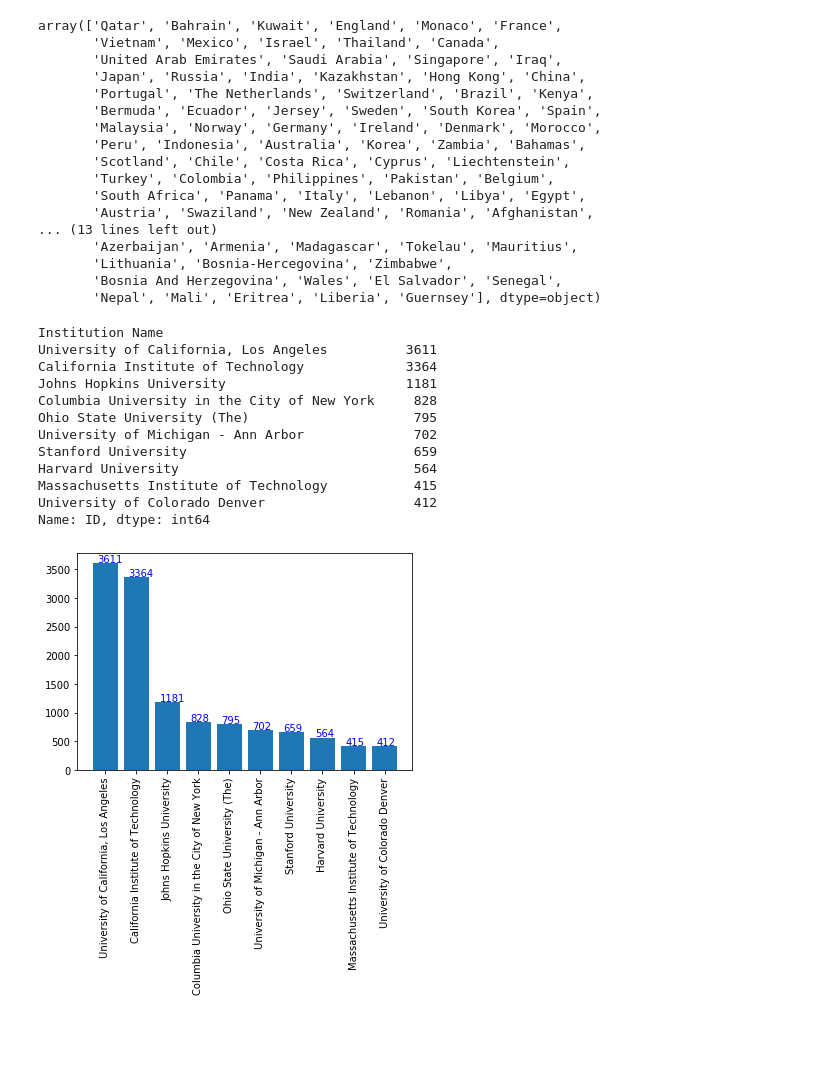
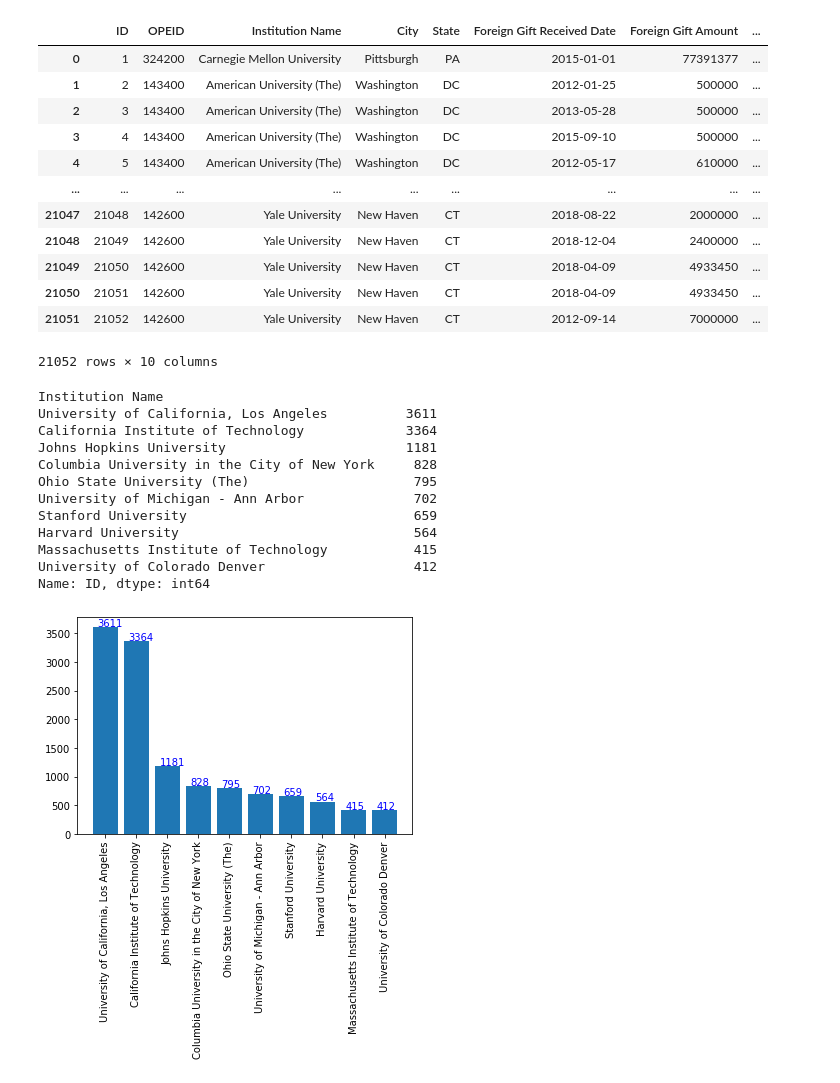
Before and after one commit to thewchan/US-HigherEd_Foreign_Donations, a Jupyter notebook: foreign_donations.ipynb, the cells around one changed output. Drawn from its saved outputs; the diff is of its cells as text; code cells hidden in the pictures; blank space fills up the shorter version.

```diff
--- a/foreign_donations.ipynb
+++ b/foreign_donations.ipynb
@@ -1,39 +1,45 @@
 # %%
+# Initial loading of foreign gifts data from data.gov
+
 import pandas as pd
 
 donations_df = pd.read_excel('ForeignGifts.xls', skiprows=1)
 # donations_df.loc[:, 'Foreign Gift Amount'] = donations_df.loc[:, 'Foreign Gift Amount'].apply('{:,}'.format)
+donations_df
 # %% [output]
+|  | ID | OPEID | Institution Name | City | State | Foreign Gift Received Date | Foreign Gift Amount | ... |
+| 0 | 1 | 324200 | Carnegie Mellon University | Pittsburgh | PA | 2015-01-01 | 77391377 | ... |
+| 1 | 2 | 143400 | American University (The) | Washington | DC | 2012-01-25 | 500000 | ... |
+| 2 | 3 | 143400 | American University (The) | Washington | DC | 2013-05-28 | 500000 | ... |
+| 3 | 4 | 143400 | American University (The) | Washington | DC | 2015-09-10 | 500000 | ... |
+| 4 | 5 | 143400 | American University (The) | Washington | DC | 2012-05-17 | 610000 | ... |
+| ... | ... | ... | ... | ... | ... | ... | ... | ... |
+| 21047 | 21048 | 142600 | Yale University | New Haven | CT | 2018-08-22 | 2000000 | ... |
+| 21048 | 21049 | 142600 | Yale University | New Haven | CT | 2018-12-04 | 2400000 | ... |
+| 21049 | 21050 | 142600 | Yale University | New Haven | CT | 2018-04-09 | 4933450 | ... |
+| 21050 | 21051 | 142600 | Yale University | New Haven | CT | 2018-04-09 | 4933450 | ... |
+| 21051 | 21052 | 142600 | Yale University | New Haven | CT | 2012-09-14 | 7000000 | ... |
-array(['Qatar', 'Bahrain', 'Kuwait', 'England', 'Monaco', 'France',
-       'Vietnam', 'Mexico', 'Israel', 'Thailand', 'Canada',
-       'United Arab Emirates', 'Saudi Arabia', 'Singapore', 'Iraq',
-       'Japan', 'Russia', 'India', 'Kazakhstan', 'Hong Kong', 'China',
-       'Portugal', 'The Netherlands', 'Switzerland', 'Brazil', 'Kenya',
-       'Bermuda', 'Ecuador', 'Jersey', 'Sweden', 'South Korea', 'Spain',
-       'Malaysia', 'Norway', 'Germany', 'Ireland', 'Denmark', 'Morocco',
-       'Peru', 'Indonesia', 'Australia', 'Korea', 'Zambia', 'Bahamas',
-       'Scotland', 'Chile', 'Costa Rica', 'Cyprus', 'Liechtenstein',
-       'Turkey', 'Colombia', 'Philippines', 'Pakistan', 'Belgium',
-       'South Africa', 'Panama', 'Italy', 'Lebanon', 'Libya', 'Egypt',
-       'Austria', 'Swaziland', 'New Zealand', 'Romania', 'Afghanistan',
-... (13 lines left out)
-       'Azerbaijan', 'Armenia', 'Madagascar', 'Tokelau', 'Mauritius',
-       'Lithuania', 'Bosnia-Hercegovina', 'Zimbabwe',
-       'Bosnia And Herzegovina', 'Wales', 'El Salvador', 'Senegal',
-       'Nepal', 'Mali', 'Eritrea', 'Liberia', 'Guernsey'], dtype=object)
+21052 rows × 10 columns
-# %%
-donations_df.groupby('Institution Name').count().iloc[:, 0].sort_values(ascending=False).head(10)
-# %% [output]
-Institution Name
-University of California, Los Angeles          3611
-California Institute of Technology             3364
-Johns Hopkins University                       1181
-Columbia University in the City of New York     828
-Ohio State University (The)                     795
-University of Michigan - Ann Arbor              702
-Stanford University                             659
-Harvard University                              564
-Massachusetts Institute of Technology           415
-University of Colorado Denver                   412
-Name: ID, dtype: int64
+# %%
+# Pulling top 10 schools recieved the most NUMBER of foreign donations
+
+(donations_df
+ .groupby('Institution Name')   # Grouping by unisveristy
+ .count()                       # Applying count() to group
+ .iloc[:, 0]                    # Only display first column
+ .sort_values(ascending=False)  # Sort in decending order
+ .head(10))                     # Only show top 10
+# %% [output]
+Institution Name
+University of California, Los Angeles          3611
+California Institute of Technology             3364
+Johns Hopkins University                       1181
+Columbia University in the City of New York     828
+Ohio State University (The)                     795
+University of Michigan - Ann Arbor              702
+Stanford University                             659
+Harvard University                              564
+Massachusetts Institute of Technology           415
+University of Colorado Denver                   412
+Name: ID, dtype: int64
 # %%
```
Also changed, not shown: parts of 14 cells of this notebook.
